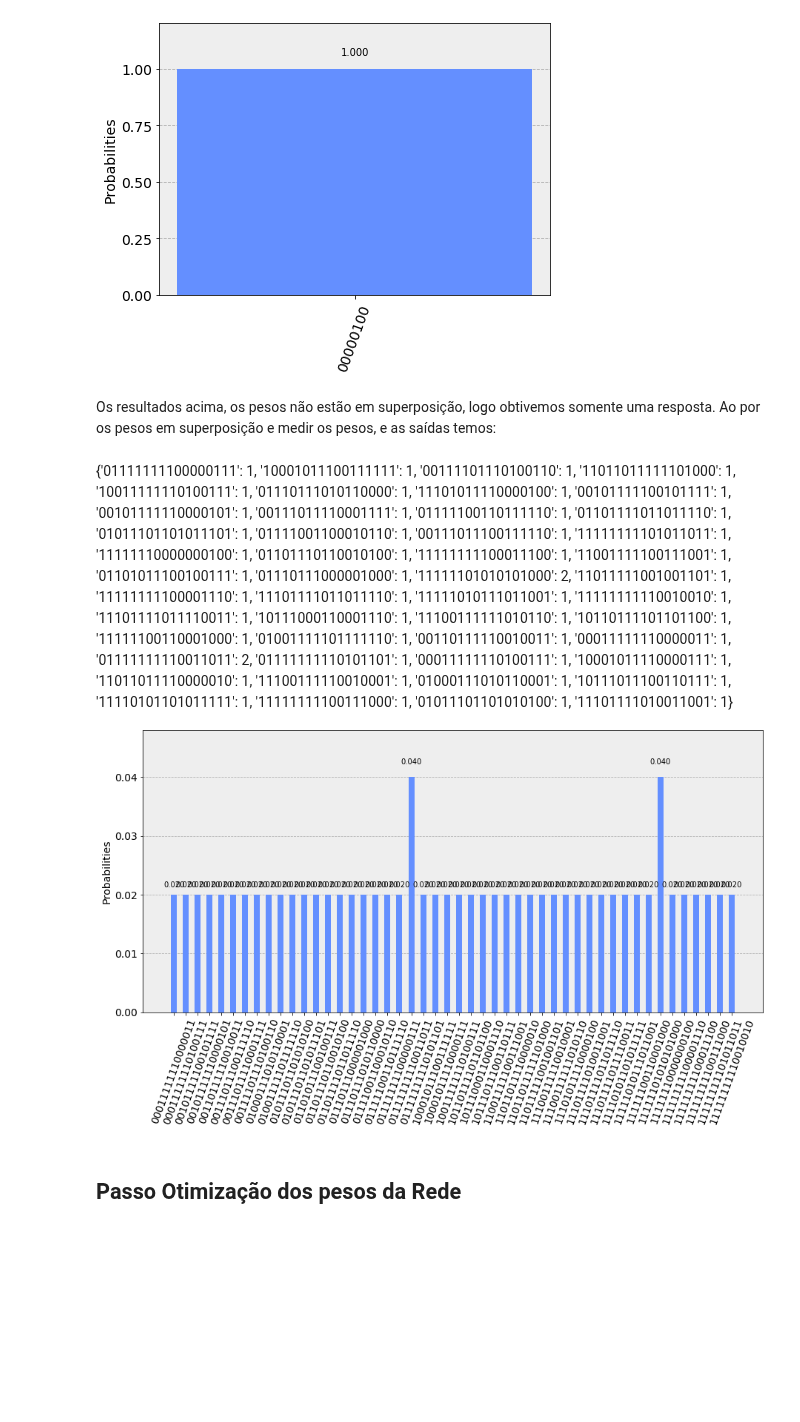
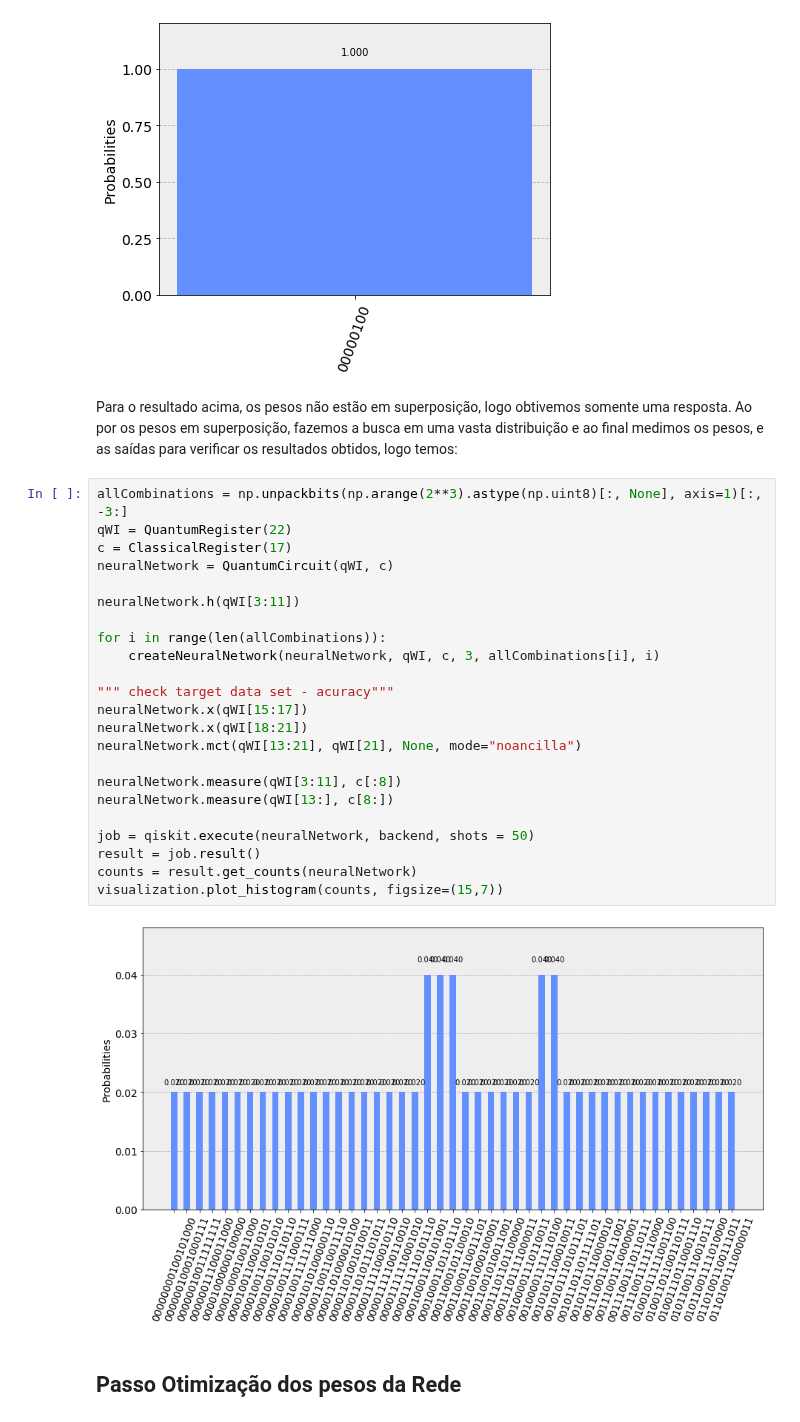
Before and after one commit to adjs/comp-quantica, a Jupyter notebook: projetos/2019-05/Resumo Artigo Sobre QBNN.ipynb, the cells around one changed output. Cells and saved outputs as stored; diff of their text form; blank space fills up the shorter version.

```diff
--- a/projetos/2019-05/Resumo Artigo Sobre QBNN.ipynb
+++ b/projetos/2019-05/Resumo Artigo Sobre QBNN.ipynb
@@ -714,11 +711,33 @@ visualization.plot_histogram(counts)
 # %% [output]
 [figure]
 # %% [markdown]
-Os resultados acima, os pesos não estão em superposição, logo obtivemos somente uma resposta. Ao por os pesos em superposição e medir os pesos, e as saídas temos:
+Para o resultado acima, os pesos não estão em superposição, logo obtivemos somente uma resposta.
+Ao por os pesos em superposição, fazemos a busca em uma vasta distribuição e ao final medimos os pesos, e as saídas para verificar os resultados obtidos, logo temos:
-# %% [markdown]
-{'01111111100000111': 1, '10001011100111111': 1, '00111101110100110': 1, '11011011111101000': 1, '10011111110100111': 1, '01110111010110000': 1, '11101011110000100': 1, '00101111100101111': 1, '00101111110000101': 1, '00111011110001111': 1, '01111100110111110': 1, '01101111011011110': 1, '01011101101011101': 1, '01111001100010110': 1, '00111011100111110': 1, '11111111101011011': 1, '11111110000000100': 1, '01101110110010100': 1, '11111111100011100': 1, '11001111100111001': 1, '01101011100100111': 1, '01110111000001000': 1, '11111101010101000': 2, '11011111001001101': 1, '11111111100001110': 1, '11101111011011110': 1, '11111010111011001': 1, '11111111110010010': 1, '11101111011110011': 1, '10111000110001110': 1, '11100111111010110': 1, '10110111101101100': 1, '11111100110001000': 1, '01001111101111110': 1, '00110111110010011': 1, '00011111110000011': 1, '01111111110011011': 2, '01111111110101101': 1, '00011111110100111': 1, '10001011110000111': 1, '11011011110000010': 1, '11100111110010001': 1, '01000111010110001': 1, '10111011100110111': 1, '11110101101011111': 1, '11111111100111000': 1, '01011101101010100': 1, '11101111010011001': 1}
-
-![superposicao-pesos.png](attachment:superposicao-pesos.png)
+# %%
+allCombinations = np.unpackbits(np.arange(2**3).astype(np.uint8)[:, None], axis=1)[:, -3:]
+qWI = QuantumRegister(22)
+c = ClassicalRegister(17)
+neuralNetwork = QuantumCircuit(qWI, c)
+
+neuralNetwork.h(qWI[3:11])
+
+for i in range(len(allCombinations)):
+    createNeuralNetwork(neuralNetwork, qWI, c, 3, allCombinations[i], i)
+
+""" check target data set - acuracy"""
+neuralNetwork.x(qWI[15:17])
+neuralNetwork.x(qWI[18:21])
+neuralNetwork.mct(qWI[13:21], qWI[21], None, mode="noancilla")
+
+neuralNetwork.measure(qWI[3:11], c[:8])
+neuralNetwork.measure(qWI[13:], c[8:])
+
+job = qiskit.execute(neuralNetwork, backend, shots = 50)
+result = job.result()
+counts = result.get_counts(neuralNetwork)
+visualization.plot_histogram(counts, figsize=(15,7))
+# %% [output]
+[figure, added]
 # %% [markdown]
 ## Passo Otimização dos pesos da Rede
 # %% [markdown]
```
Also changed, not shown: parts of 24 cells of this notebook.
